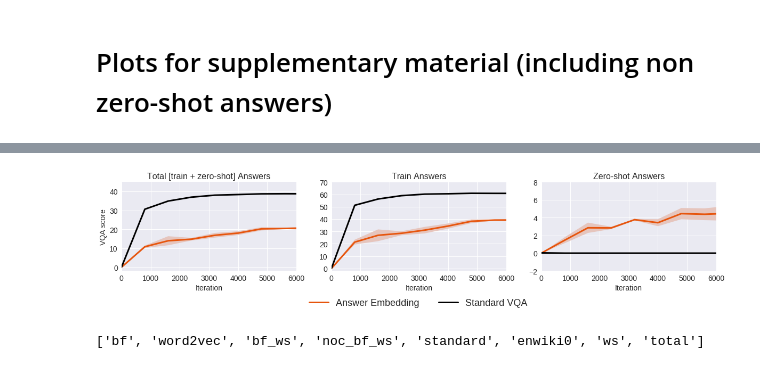
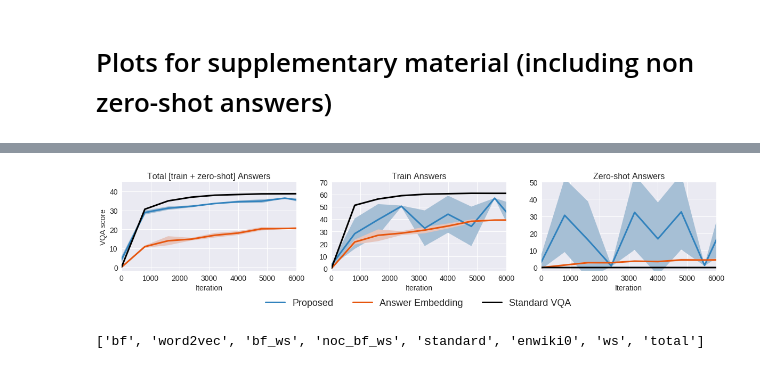
Before and after one commit to HyeonwooNoh/VQA-Transfer-ExternalData, a Jupyter notebook: plot_for_paper.ipynb, the cells around one changed output, grey strips where cells are left out. Saved outputs shown, nothing was run; the diff lists cells and outputs as text; code cells hidden in the pictures.

Commit message:
plot_update

```diff
--- a/plot_for_paper.ipynb
+++ b/plot_for_paper.ipynb
@@ -45,7 +45,7 @@ dirs_dict['bf_ws'].append('experiments/important/0424_main_contribution_exp_answ
 dirs_dict['noc_bf_ws'] = glob.glob('experiments/important/0430_vlmap2vqa_diverse_seed/*my_noc_bf_or_wordset_*')
 dirs_dict['noc_bf_ws'].append('experiments/important/0424_main_contribution_exp_answer_zs_3div4/vqa_vlmap_answer_noc_d_qa_split_objattr_answer_3div4_genome_memft_check_all_answer_thres1_50000_thres2_-1_tf_record_memft_vfeat_bottomup_36_my_noc_bf_or_wordset_4801_bs512_lr0.001_20180424-171148')
 dirs_dict['word2vec'] = glob.glob('/home/carpedm20/git/vlmap/word2vec_train_dir/vqa_standard_word2vec_d_qa_split_objattr_answer_3div4_genome_memft_check_all_answer_thres1_50000_thres2_-1_tf_record_memft_vfeat_bottomup_36_my_dpFalse_mdstandard_word2vec_sd*')
-dirs_dict['word2vec'].append('train_dir/vqa_standard_word2vec_d_qa_split_objattr_answer_3div4_genome_memft_check_all_answer_thres1_50000_thres2_-1_tf_record_memft_vfeat_bottomup_36_my_default_bs512_lr0.001_seed456_20180514-130648')
+dirs_dict['word2vec'].append('experiments/important/0518_standard_word2vec_4th_seed_in_the_paper/vqa_standard_word2vec_d_qa_split_objattr_answer_3div4_genome_memft_check_all_answer_thres1_50000_thres2_-1_tf_record_memft_vfeat_bottomup_36_my_default_bs512_lr0.001_seed456_20180514-130648')
 #dirs_dict['word2vec2'] = glob.glob('/home/carpedm20/git/vlmap/word2vec_train_dir/vqa_standard_word2vec_d_qa_split_objattr_answer_3div4_genome_memft_check_all_answer_thres1_50000_thres2_-1_tf_record_memft_vfeat_bottomup_36_my_dpFalse_mdstandard_word2vec_sd345*')
 #dirs_dict['word2vec3'] = glob.glob('/home/carpedm20/git/vlmap/word2vec_train_dir/vqa_standard_word2vec_d_qa_split_objattr_answer_3div4_genome_memft_check_all_answer_thres1_50000_thres2_-1_tf_record_memft_vfeat_bottomup_36_my_dpFalse_mdstandard_word2vec_sd456*')
 dirs_dict['standard'] = ['experiments/important/0424_main_contribution_exp_answer_zs_3div4/vqa_standard_d_qa_split_objattr_answer_3div4_genome_memft_check_all_answer_thres1_50000_thres2_-1_tf_record_memft_vfeat_bottomup_36_my_default_bs512_lr0.001_20180424-100715']
@@ -189,6 +189,7 @@ plt.show()
 dirs_dict = {}
 dirs_dict['standard'] = glob.glob('/home/carpedm20/git/vlmap/vqa_all_standard_and_non_standard_train_dir/vqa_standard_d_qa_*')
 dirs_dict['word2vec'] = glob.glob('/home/carpedm20/git/vlmap/vqa_all_standard_and_non_standard_train_dir/vqa_standard_word2vec_d_qa*')
+dirs_dict['bf_ws'] = glob.glob('/home/carpedm20/git/vlmap/vqa_all_non_standard_new_eval_train_dir/*')
 # %%
 titles = ['Total [train + zero-shot] Answers', 'Train Answers', 'Zero-shot Answers']
 names = ['new_total_total_score', 'new_no_test_total_score', 'new_no_train_total_score']
@@ -224,7 +231,7 @@ for key in dirs_dict:
 # %%
 plt.figure(figsize=(20,4))
 #plt.suptitle('Liguistic Knowledge Sources Comparison', fontsize=20, x=0.51, y=1.08)
-y_lims = [(-2, 45), (-2, 70), (-2, 8)]
+y_lims = [(-2, 45), (-2, 70), (-2, 50)]
 linecolors = {
     'bf_ws': '#3182bd',
     'noc_bf_ws': '#843c39',
@@ -237,36 +244,36 @@ facecolors = {
     'word2vec': '#e6c5bd',
     'standard': 'black',
 }
 for i, (title, name, y_lim) in enumerate(zip(titles, names, y_lims)):
     plt.subplot(1, 3, i+1)
-    for res_key in ['word2vec', 'standard']:
+    for res_key in ['bf_ws', 'word2vec', 'standard']:
         res = data_summary_dict[res_key]
         x = res['iter']
         y = res[name + '_mean'] * 100
         y_err = res[name + '_std'] * 100
         plt.plot(x, y, linewidth=3, color=linecolors[res_key])
         plt.fill_between(x, y - y_err, y + y_err, facecolor=facecolors[res_key])
 
     plt.title(title, fontsize=16)
     #plt.legend(['Blankfill + Wordset', 'Blankfill', 'Wordset'], loc='lower right', bbox_to_anchor=(0.98, 0.05), fontsize=14)
     plt.ylim(y_lim)
     plt.xlim((0, 6000))
     plt.yticks(fontsize=14)
     plt.xticks(fontsize=14)
     if i == 0:
         plt.ylabel('VQA score', fontsize=14)
     plt.xlabel('Iteration', fontsize=14)
 
 #plt.figlegend(['Proposed', 'Separable Classifier', 'Answer Embedding', 'Standard VQA'], loc='lower center', ncol=4, fontsize=18, bbox_to_anchor=(0.42, 0))
-plt.figlegend(['Answer Embedding', 'Standard VQA'], loc='lower center', ncol=4, fontsize=18, bbox_to_anchor=(0.42, 0))
+plt.figlegend(['Proposed', 'Answer Embedding', 'Standard VQA'], loc='lower center', ncol=4, fontsize=18, bbox_to_anchor=(0.42, 0))
 plt.subplots_adjust(bottom=0.3)
 #plt.figlegend( lines, labels, loc = 'lower center', ncol=5, labelspacing=0. )
 
 #plt.tight_layout()
 plt.savefig('plots/model_comparison_with_std_vqa_all.png',bbox_inches='tight')
 plt.show()
 # %% [output]
-[figure, old version]
+[figure, new version]
 # %%
 data_dict.keys()
 # %% [output]
```
Also changed, not shown: parts of 1 cell of this notebook.
